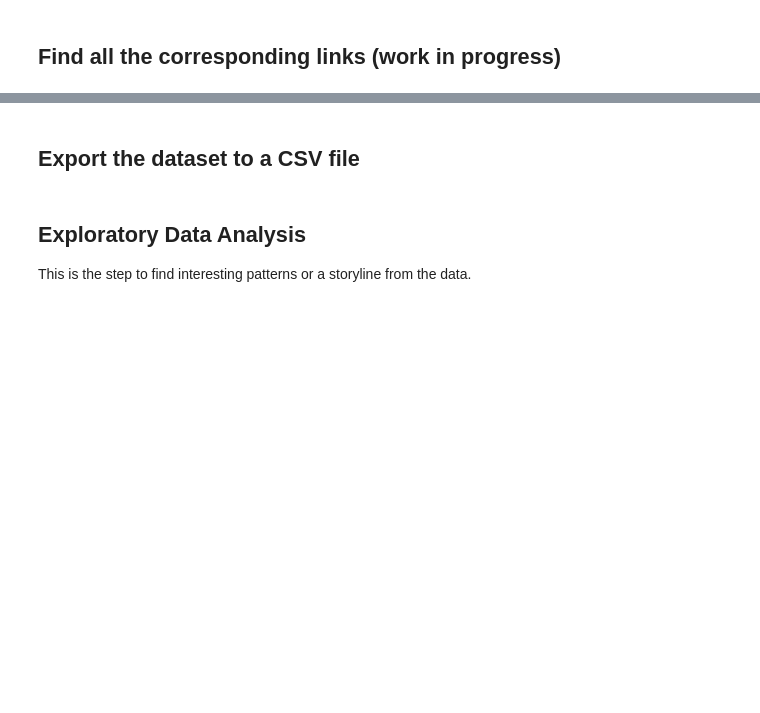
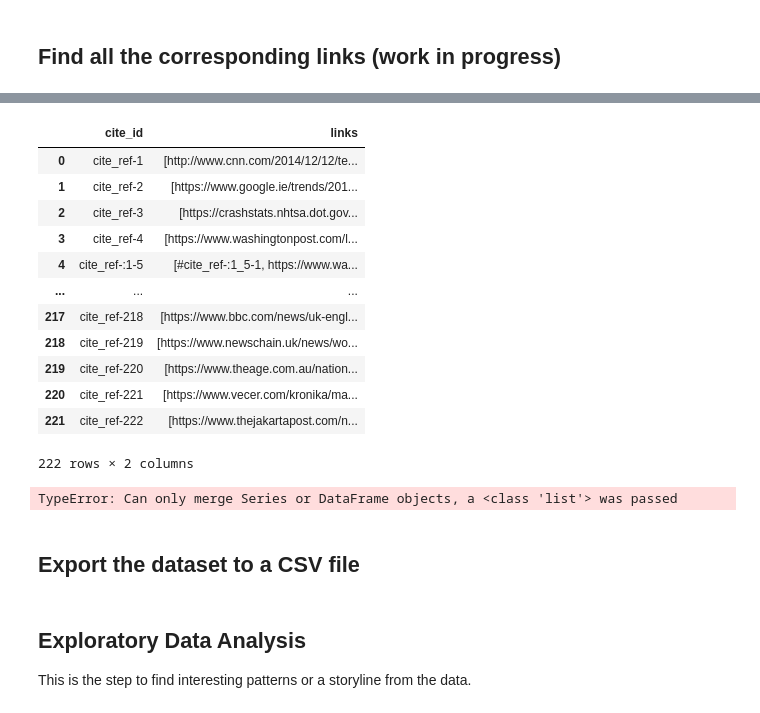
Before and after one commit to ichinichichi/Project-4, a Jupyter notebook: Project 4 -Selfie Deaths.ipynb, the cells around one changed output, grey strips where cells are left out. Cells and saved outputs as stored; diff of their text form; code cells hidden in the pictures; blank space fills up the shorter version.

```diff
--- a/Project 4 -Selfie Deaths.ipynb
+++ b/Project 4 -Selfie Deaths.ipynb
@@ -214,3 +215,29 @@ soup
+# %%
+# convert it into a dataframe
+import pandas as pd
+linklist = pd.DataFrame(rows)
+linklist
+# %% [output]
+|  | cite_id | links |
+| 0 | cite_ref-1 | [http://www.cnn.com/2014/12/12/te... |
+| 1 | cite_ref-2 | [https://www.google.ie/trends/201... |
+| 2 | cite_ref-3 | [https://crashstats.nhtsa.dot.gov... |
+| 3 | cite_ref-4 | [https://www.washingtonpost.com/l... |
+| 4 | cite_ref-:1-5 | [#cite_ref-:1_5-1, https://www.wa... |
+| ... | ... | ... |
+| 217 | cite_ref-218 | [https://www.bbc.com/news/uk-engl... |
+| 218 | cite_ref-219 | [https://www.newschain.uk/news/wo... |
+| 219 | cite_ref-220 | [https://www.theage.com.au/nation... |
+| 220 | cite_ref-221 | [https://www.vecer.com/kronika/ma... |
+| 221 | cite_ref-222 | [https://www.thejakartapost.com/n... |
+222 rows × 2 columns
+# %%
+# merge the corresponding links
+
+for item in sp_df['Source(s)']:
+    sp_df= pd.merge(left=item, right=linklist, left_on='Source(s)', right_on='cite_id')
+# %% [output]
+TypeError: Can only merge Series or DataFrame objects, a <class 'list'> was passed
 # %% [markdown]
 ## Export the dataset to a CSV file
 # %%
```
Also changed, not shown: parts of 13 cells of this notebook, 4 other files.
